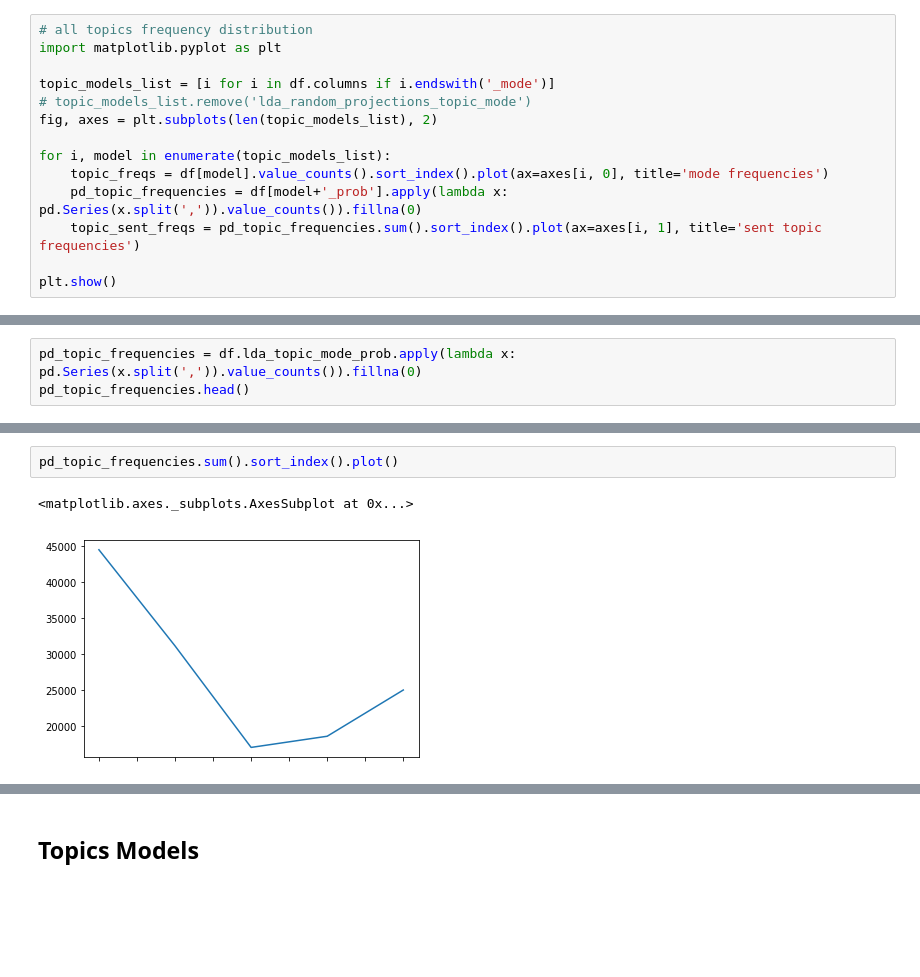
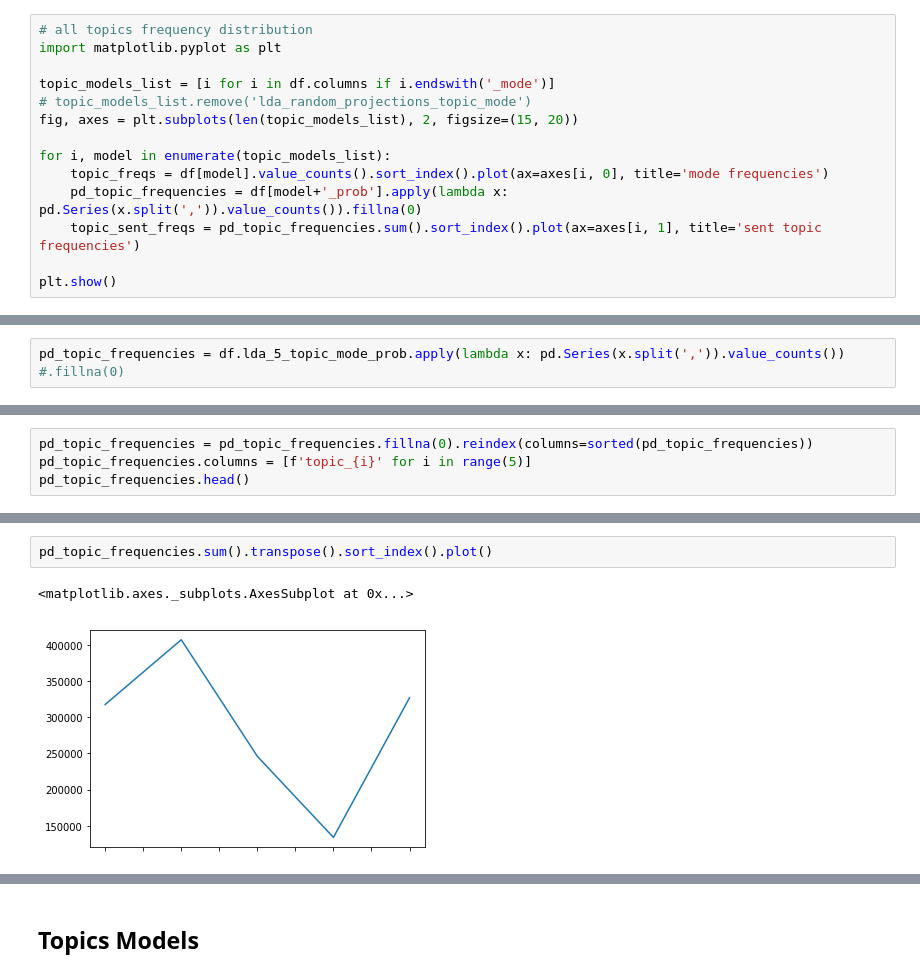
Before and after one commit to metinsenturk/review-analysis, a Jupyter notebook: notebooks/models/1.3-multi-topic-results.ipynb, the cells around one changed output, grey strips where cells are left out. Saved outputs shown, nothing was run; the diff lists cells and outputs as text; blank space fills up the shorter version.

Commit message:
nbs updated with topic selection

```diff
--- a/notebooks/models/1.3-multi-topic-results.ipynb
+++ b/notebooks/models/1.3-multi-topic-results.ipynb
@@ -33,7 +39,7 @@ import matplotlib.pyplot as plt
 
 topic_models_list = [i for i in df.columns if i.endswith('_mode')]
 # topic_models_list.remove('lda_random_projections_topic_mode')
-fig, axes = plt.subplots(len(topic_models_list), 2)
+fig, axes = plt.subplots(len(topic_models_list), 2, figsize=(15, 20))
 
 for i, model in enumerate(topic_models_list):
     topic_freqs = df[model].value_counts().sort_index().plot(ax=axes[i, 0], title='mode frequencies')
@@ -60,3 +91,2 @@ df.lda_topic_mode.value_counts().sort_index().plot()
 # %%
-pd_topic_frequencies = df.lda_topic_mode_prob.apply(lambda x: pd.Series(x.split(',')).value_counts()).fillna(0)
-pd_topic_frequencies.head()
+pd_topic_frequencies = df.lda_5_topic_mode_prob.apply(lambda x: pd.Series(x.split(',')).value_counts()) #.fillna(0)
@@ -69,0 +93,4 @@ pd_topic_frequencies.head()
+# %%
+pd_topic_frequencies = pd_topic_frequencies.fillna(0).reindex(columns=sorted(pd_topic_frequencies))
+pd_topic_frequencies.columns = [f'topic_{i}' for i in range(5)]
+pd_topic_frequencies.head()
@@ -70,5 +127,5 @@ pd_topic_frequencies.head()
 # %%
-pd_topic_frequencies.sum().sort_index().plot()
+pd_topic_frequencies.sum().transpose().sort_index().plot()
 # %% [output]
 <matplotlib.axes._subplots.AxesSubplot at 0x...>
-[figure, old version]
+[figure, new version]
```
Also changed, not shown: parts of 25 cells of this notebook, 3 other files.
